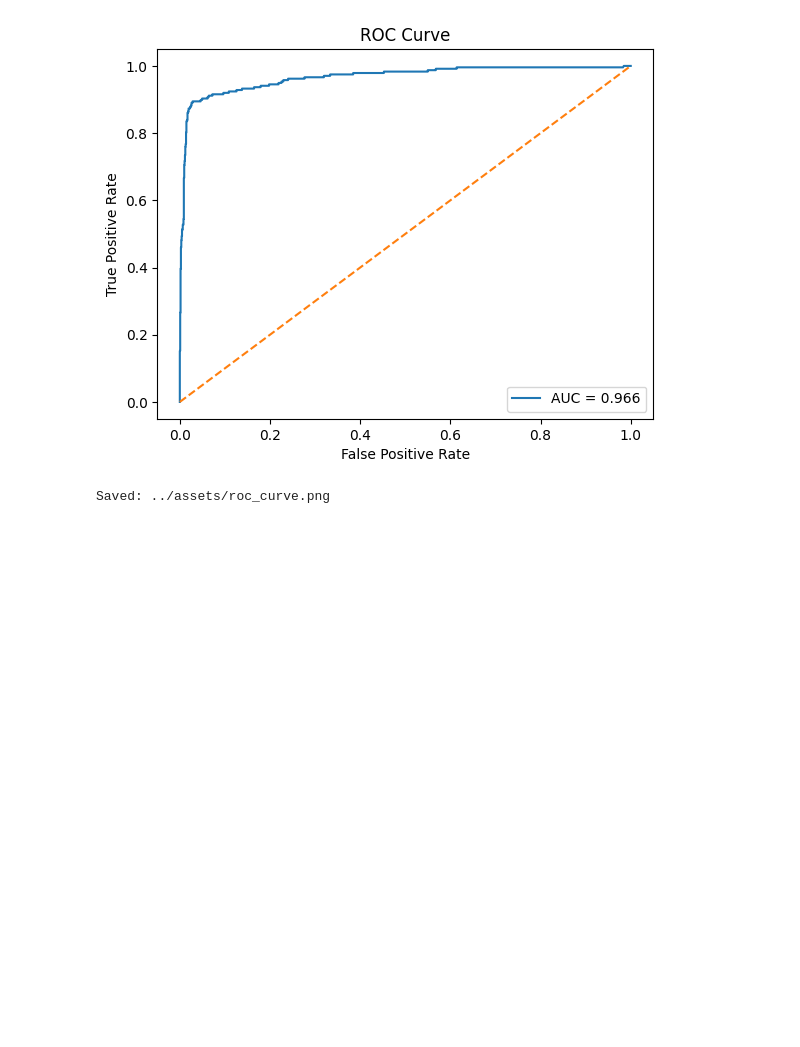
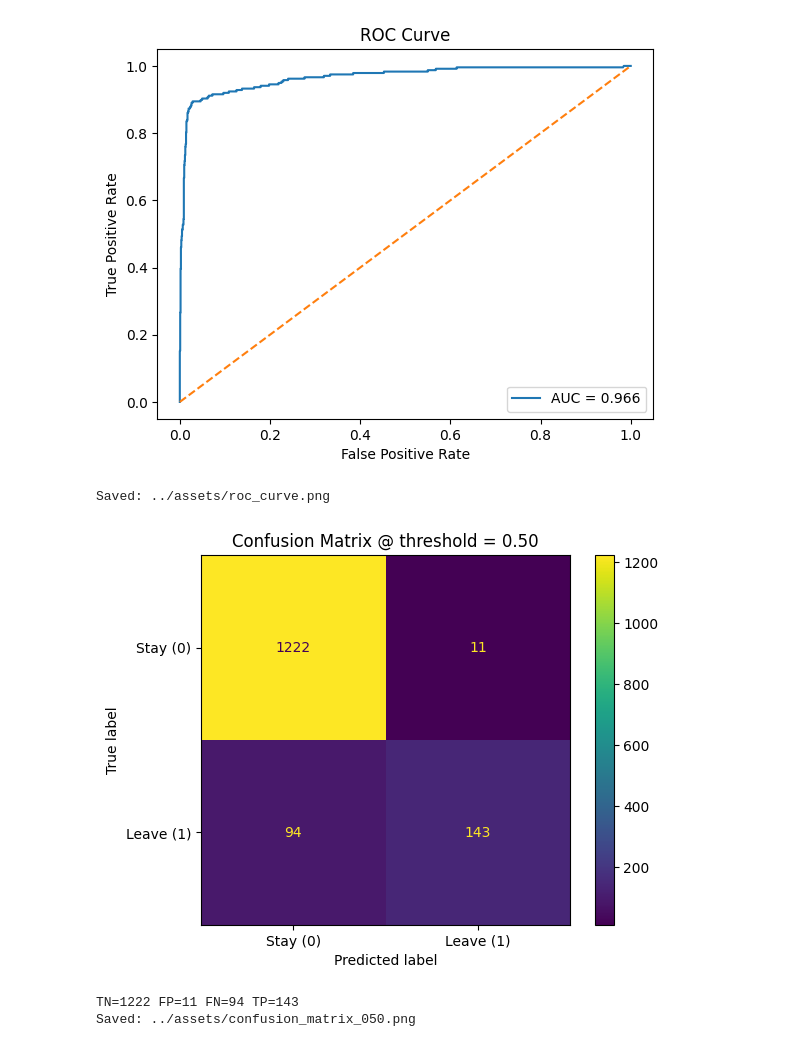
Before and after one commit to agodahdev/AttriSight, a Jupyter notebook: jupyter_notebooks/04_evaluate_and_release.ipynb, the cells around one changed output. Cells and saved outputs as stored; diff of their text form; code cells hidden in the pictures; blank space fills up the shorter version.

```diff
--- a/jupyter_notebooks/04_evaluate_and_release.ipynb
+++ b/jupyter_notebooks/04_evaluate_and_release.ipynb
@@ -84,3 +84,21 @@ print("Saved:", out_path)
 # %% [output]
 [figure]
 Saved: ../assets/roc_curve.png
+# %%
+# Confusion Matrix at threshold 0.50
+cm = confusion_matrix(y_true, y_pred, labels=[0, 1])
+disp = ConfusionMatrixDisplay(confusion_matrix=cm, display_labels=["Stay (0)", "Leave (1)"])
+disp.plot(values_format="d")
+plt.title("Confusion Matrix @ threshold = 0.50")
+
+cm_path = ASSETS / "confusion_matrix_050.png"
+plt.savefig(cm_path, dpi=150, bbox_inches="tight")
+plt.show()
+
+tn, fp, fn, tp = cm.ravel()
+print(f"TN={tn} FP={fp} FN={fn} TP={tp}")
+print("Saved:", cm_path)
+# %% [output]
+[figure, added]
+TN=1222 FP=11 FN=94 TP=143
+Saved: ../assets/confusion_matrix_050.png
```
Also changed, not shown: parts of 1 cell of this notebook, 2 other files.
